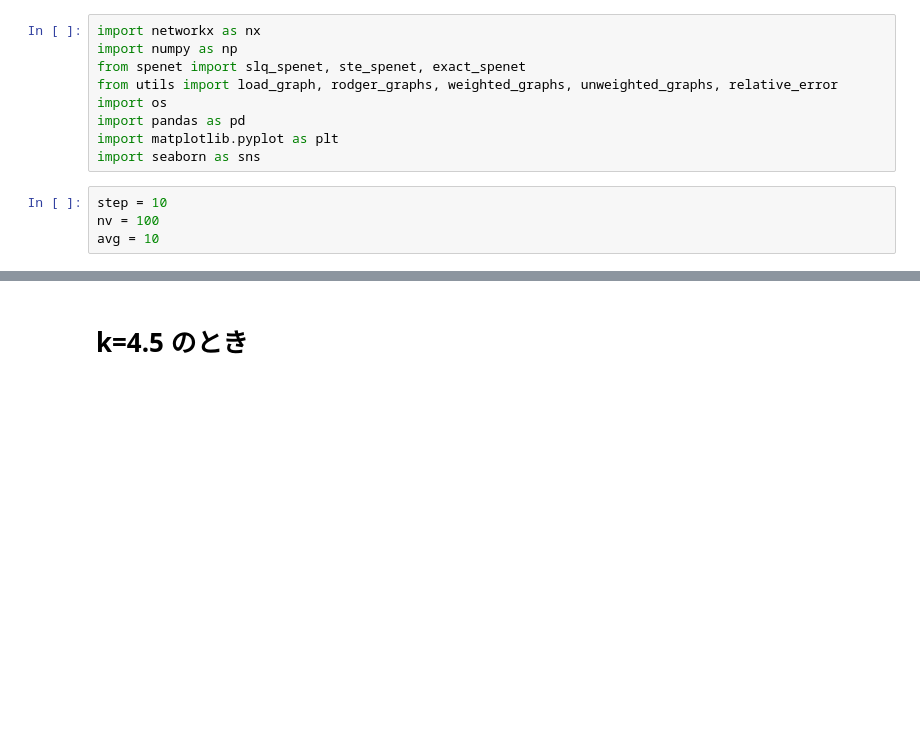
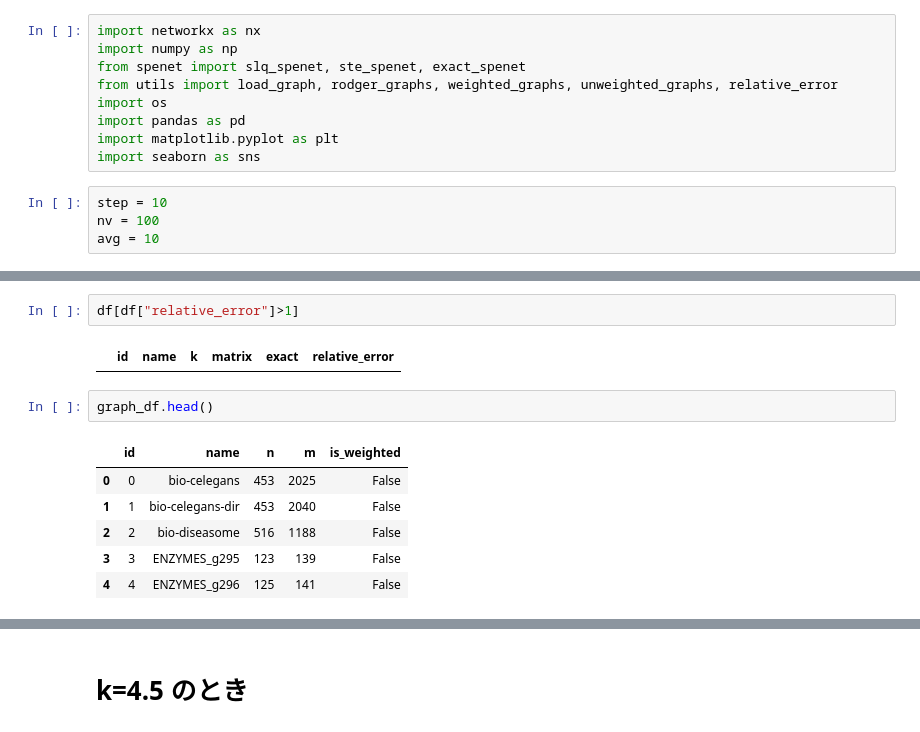
Before and after one commit to unonao/SPENet, a Jupyter notebook: plot_each_graph.ipynb, the cells around one changed output, grey strips where cells are left out. Saved outputs shown, nothing was run; the diff lists cells and outputs as text; blank space fills up the shorter version.

```diff
--- a/plot_each_graph.ipynb
+++ b/plot_each_graph.ipynb
@@ -100 +97,14 @@ df.head()
+# %%
+df[df["relative_error"]>1]
+# %% [output]
+|  | id | name | k | matrix | exact | relative_error |
+# %%
+graph_df.head()
+# %% [output]
+|  | id | name | n | m | is_weighted |
+| 0 | 0 | bio-celegans | 453 | 2025 | False |
+| 1 | 1 | bio-celegans-dir | 453 | 2040 | False |
+| 2 | 2 | bio-diseasome | 516 | 1188 | False |
+| 3 | 3 | ENZYMES_g295 | 123 | 139 | False |
+| 4 | 4 | ENZYMES_g296 | 125 | 141 | False |
 # %%
```
Also changed, not shown: parts of 8 cells of this notebook, 6 other files.
